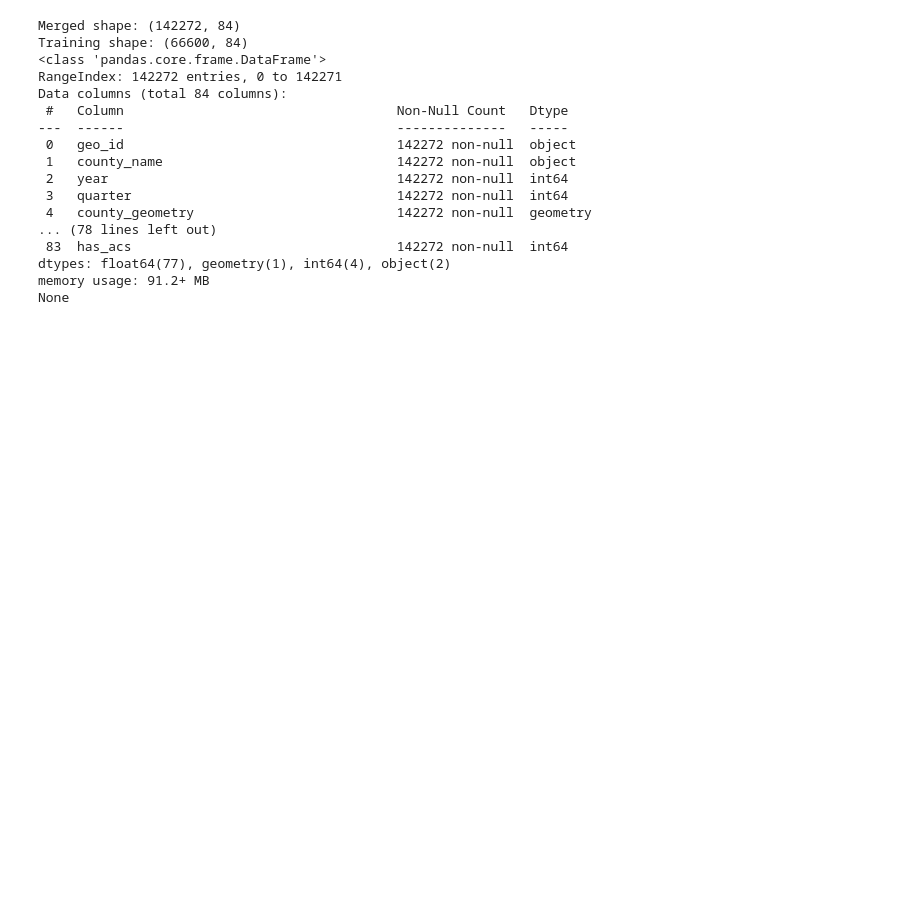
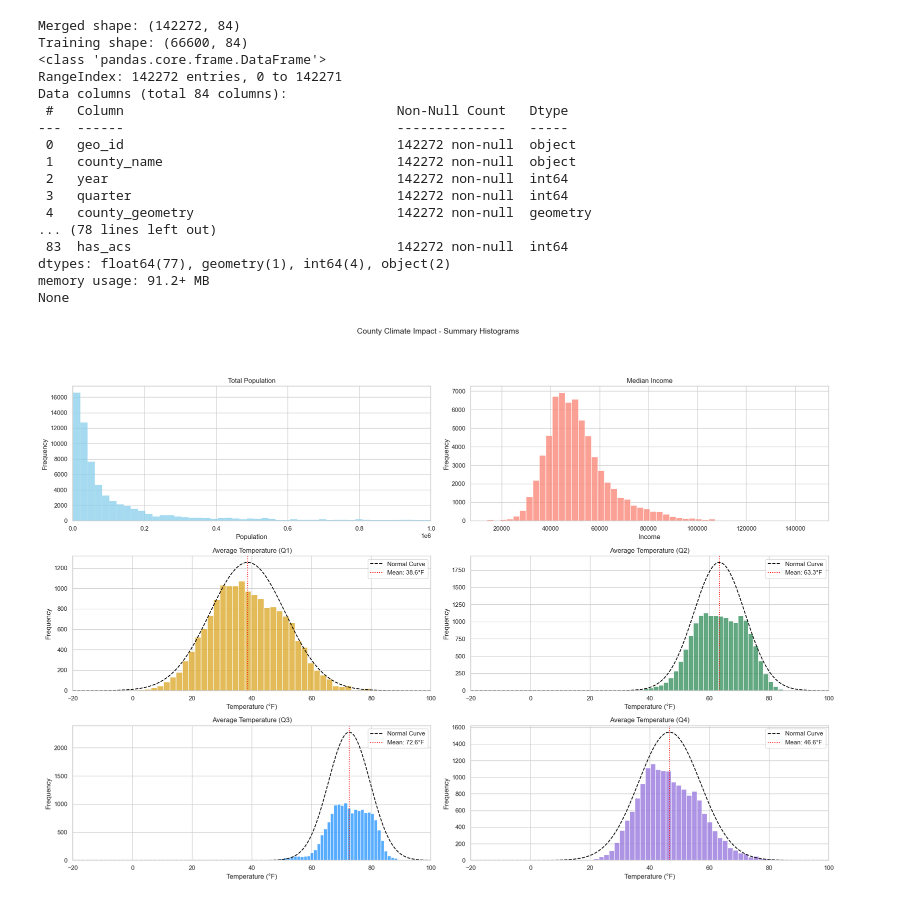
Before and after one commit to iauger/County_Climate_Impact, a Jupyter notebook: Data_Preparation.ipynb, the cells around one changed output. Drawn from its saved outputs; the diff is of its cells as text; code cells hidden in the pictures; blank space fills up the shorter version.

Commit message:
Update data prep

```diff
--- a/Data_Preparation.ipynb
+++ b/Data_Preparation.ipynb
@@ -108,7 +136,9 @@ storm_df.head()
 | 3 | 32031 | 2000 | 3 | dust devil | 1 | 1000.0 | 0.0 | ... |
 | 4 | 21015 | 2000 | 1 | flash flood | 3 | 25000.0 | 0.0 | ... |
 # %%
-counties = gpd.read_file(r"cb_2023_us_county_5m\cb_2023_us_county_5m.shp")
+shapefile_path = Path("Data/cb_2023_us_county_5m/cb_2023_us_county_5m.shp")
+
+counties = gpd.read_file(shapefile_path)
 
 # Project to WGS84 (matches lat/lon)
 counties = counties.to_crs("EPSG:4326")
@@ -296,3 +326,53 @@ Data columns (total 84 columns):
 dtypes: float64(77), geometry(1), int64(4), object(2)
 memory usage: 91.2+ MB
 None
+# %%
+sns.set(style="whitegrid")
+
+fig, axs = plt.subplots(3,2, figsize=(20,14))
+fig.suptitle("County Climate Impact - Summary Histograms", fontsize=14, y=1.02)
+
+sns.histplot(training_data["total_pop"], bins=500,  ax=axs[0,0], color="skyblue")
+axs[0,0].set_title("Total Population")
+axs[0,0].set_xlabel("Population")
+axs[0,0].set_ylabel("Frequency")
+axs[0,0].set_xlim(0,1_000_000)
+
+sns.histplot(training_data["median_income"], bins=50,  ax=axs[0,1], color="salmon")
+axs[0,1].set_title("Median Income")
+axs[0,1].set_xlabel("Income")
+axs[0,1].set_ylabel("Frequency")
+
+# Define quarter-to-color mapping
+colors = {
+    1: "goldenrod",
+    2: "seagreen",
+    3: "dodgerblue",
+    4: "mediumpurple"
+}
+
+# Loop through quarters for temperature histograms
+for i, quarter in enumerate([1, 2, 3, 4]):
+    row, col = divmod(i + 2, 2)
+    data = training_data[training_data["quarter"] == quarter]["avg_temp"].dropna()
+
+    mean = data.mean()
+    std = data.std()
+    x_range = np.linspace(-20, 100, 500)
+    y_norm = norm.pdf(x_range, mean, std) * len(data) * (120 / 50)  # scale to histogram height
+
+    sns.histplot(data, bins=50, ax=axs[row, col], color=colors[quarter])
+    axs[row, col].plot(x_range, y_norm, color="black", linestyle="--", linewidth=1.5, label="Normal Curve")
+    axs[row, col].axvline(mean, color="red", linestyle=":", linewidth=1.5, label=f"Mean: {mean:.1f}°F")
+
+    axs[row, col].set_title(f"Average Temperature (Q{quarter})")
+    axs[row, col].set_xlabel("Temperature (°F)")
+    axs[row, col].set_ylabel("Frequency")
+    axs[row, col].set_xlim(-20, 100)
+    axs[row, col].legend()
+
+# Adjust layout
+plt.tight_layout(rect=[0, 0.03, 1, 0.97])
+plt.show()
+# %% [output]
+[figure, added]
```
Also changed, not shown: parts of 5 cells of this notebook.
